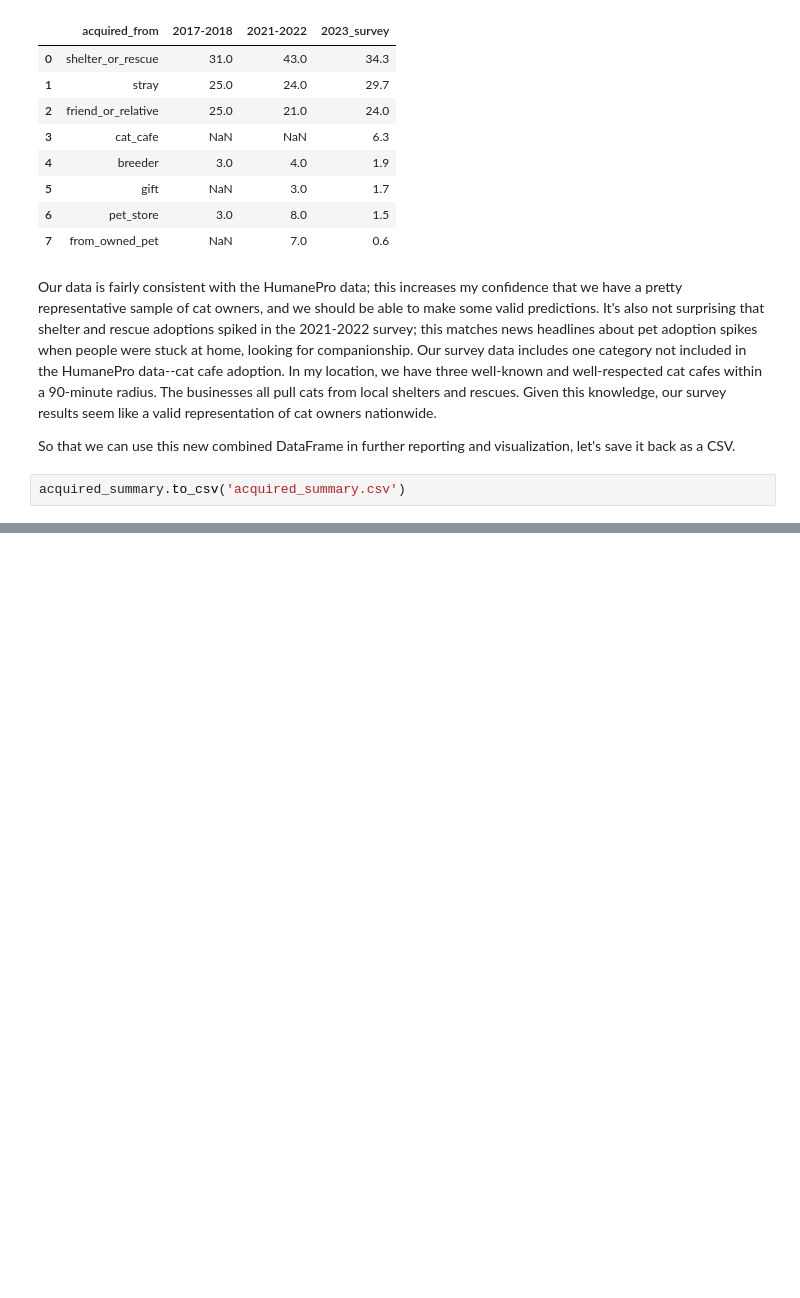
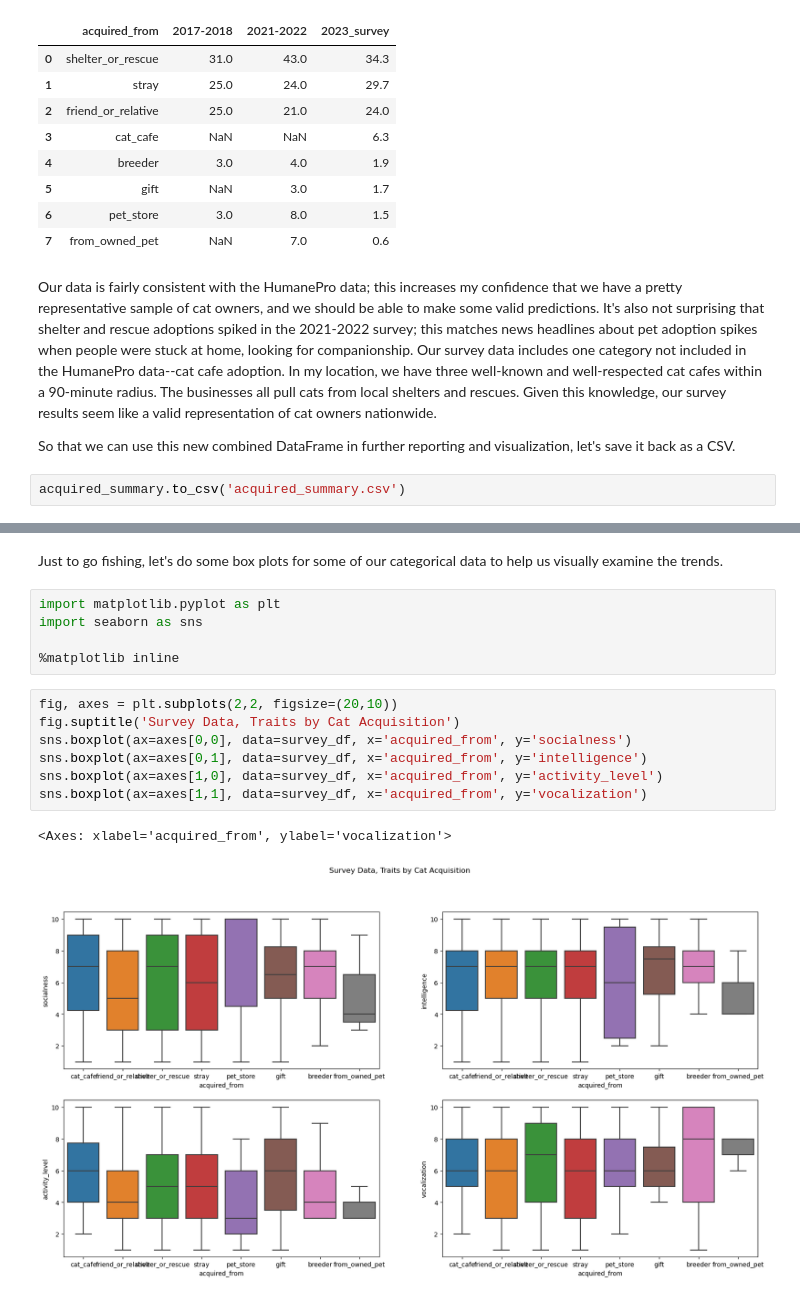
Before and after one commit to BlueKYGirl/purrfect_purrsonalities, a Jupyter notebook: purrfect_purrsonalities.ipynb, the cells around one changed output, grey strips where cells are left out. Cells and saved outputs as stored; diff of their text form; blank space fills up the shorter version.

Commit message:
Analyzing survey data

```diff
--- a/purrfect_purrsonalities.ipynb
+++ b/purrfect_purrsonalities.ipynb
@@ -658,0 +693,17 @@ acquired_summary.to_csv('acquired_summary.csv')
+# %% [markdown]
+Just to go fishing, let's do some box plots for some of our categorical data to help us visually examine the trends.
+# %%
+import matplotlib.pyplot as plt
+import seaborn as sns
+
+%matplotlib inline
+# %%
+fig, axes = plt.subplots(2,2, figsize=(20,10))
+fig.suptitle('Survey Data, Traits by Cat Acquisition')
+sns.boxplot(ax=axes[0,0], data=survey_df, x='acquired_from', y='socialness')
+sns.boxplot(ax=axes[0,1], data=survey_df, x='acquired_from', y='intelligence')
+sns.boxplot(ax=axes[1,0], data=survey_df, x='acquired_from', y='activity_level')
+sns.boxplot(ax=axes[1,1], data=survey_df, x='acquired_from', y='vocalization')
+# %% [output]
+<Axes: xlabel='acquired_from', ylabel='vocalization'>
+[figure, added]
```
Also changed, not shown: parts of 11 cells of this notebook.
